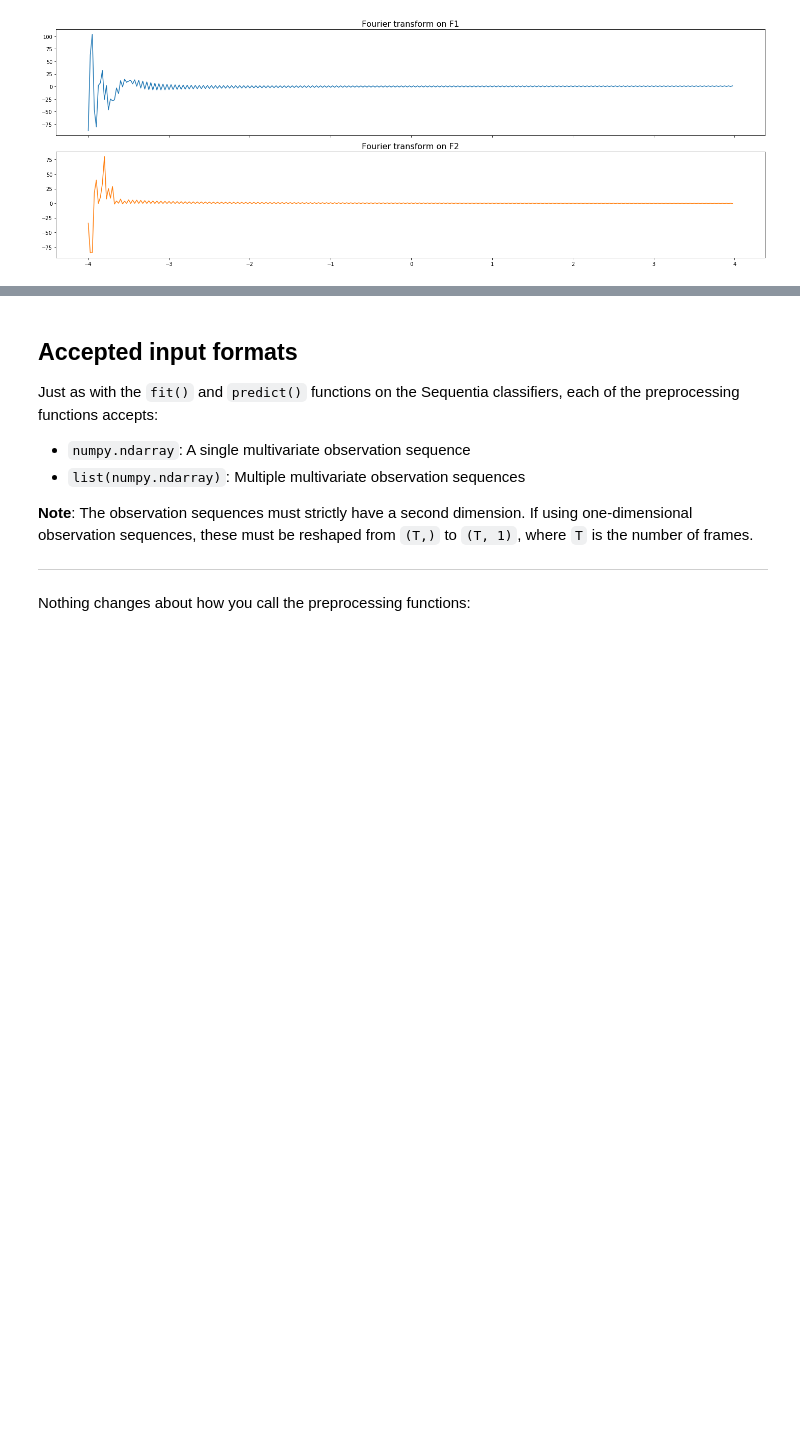
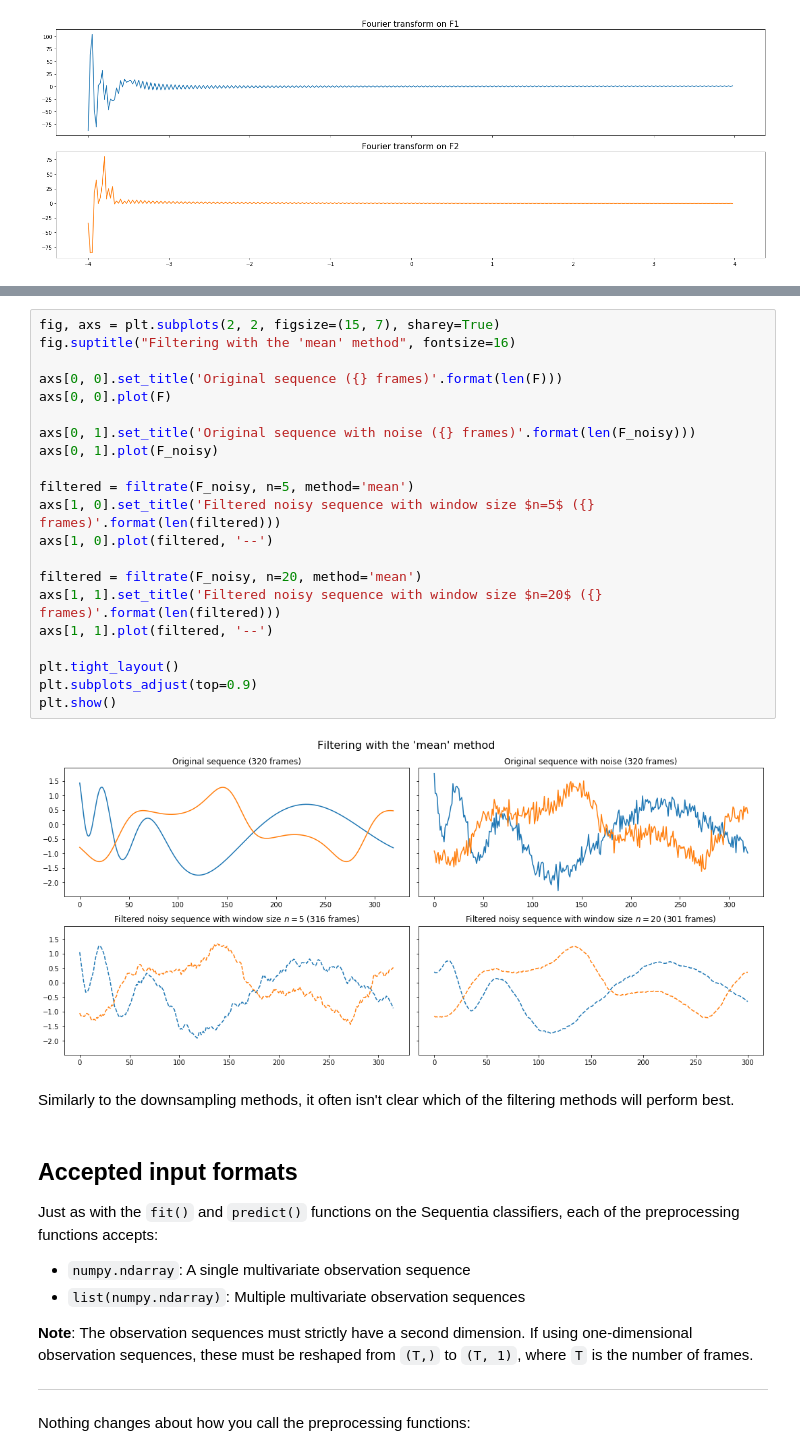
Before and after one commit to eonu/sequentia, a Jupyter notebook: notebooks/2 - Preprocessing (Tutorial).ipynb, the cells around one changed output, grey strips where cells are left out. Cells and saved outputs as stored; diff of their text form; blank space fills up the shorter version.

```diff
--- a/notebooks/2 - Preprocessing (Tutorial).ipynb
+++ b/notebooks/2 - Preprocessing (Tutorial).ipynb
@@ -200,3 +268,28 @@ plt.show()
+# %%
+fig, axs = plt.subplots(2, 2, figsize=(15, 7), sharey=True)
+fig.suptitle("Filtering with the 'mean' method", fontsize=16)
+
+axs[0, 0].set_title('Original sequence ({} frames)'.format(len(F)))
+axs[0, 0].plot(F)
+
+axs[0, 1].set_title('Original sequence with noise ({} frames)'.format(len(F_noisy)))
+axs[0, 1].plot(F_noisy)
+
+filtered = filtrate(F_noisy, n=5, method='mean')
+axs[1, 0].set_title('Filtered noisy sequence with window size $n=5$ ({} frames)'.format(len(filtered)))
+axs[1, 0].plot(filtered, '--')
+
+filtered = filtrate(F_noisy, n=20, method='mean')
+axs[1, 1].set_title('Filtered noisy sequence with window size $n=20$ ({} frames)'.format(len(filtered)))
+axs[1, 1].plot(filtered, '--')
+
+plt.tight_layout()
+plt.subplots_adjust(top=0.9)
+plt.show()
+# %% [output]
+[figure, added]
+# %% [markdown]
+Similarly to the downsampling methods, it often isn't clear which of the filtering methods will perform best.
 # %% [markdown]
 ## Accepted input formats
 
```
Also changed, not shown: parts of 16 cells of this notebook, 9 other files.
